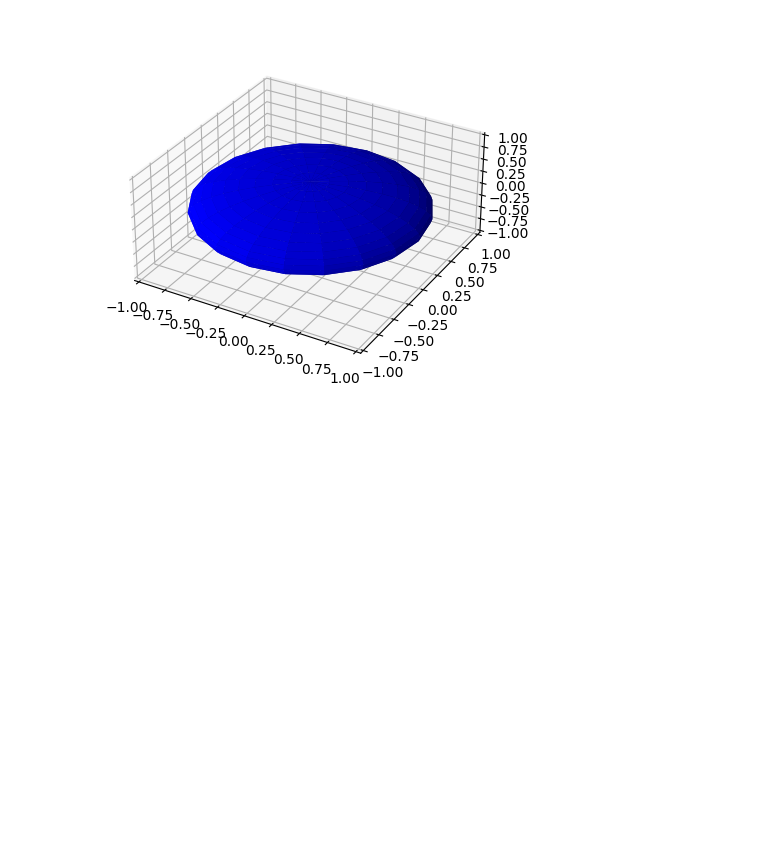
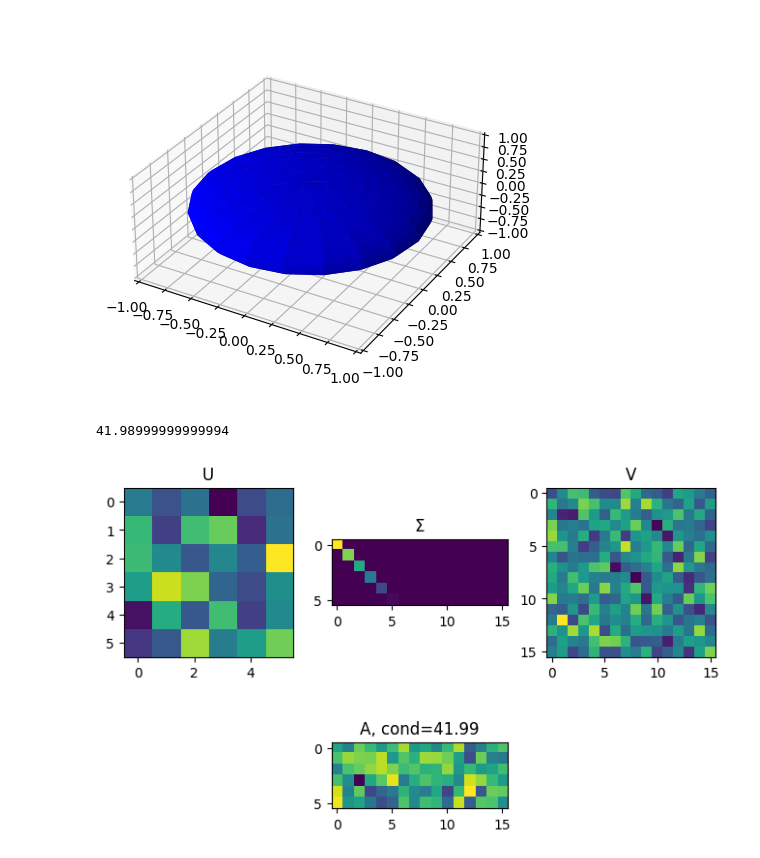
Before and after one commit to roykim0823/Python, a Jupyter notebook: linearAlgebra/mikexcohen/14_svd.ipynb, the cells around one changed output. Cells and saved outputs as stored; diff of their text form; code cells hidden in the pictures; blank space fills up the shorter version.

```diff
--- a/linearAlgebra/mikexcohen/14_svd.ipynb
+++ b/linearAlgebra/mikexcohen/14_svd.ipynb
@@ -519,3 +530,48 @@ ax.set_zlim3d(-1,1)
 plt.show()
 # %% [output]
 [figure]
+# %%
+# Code challenge: Create matrix with desired condition number
+m = 6
+n = 16
+condnum = 41.99
+
+# create singular vectors matrices
+U, junk = np.linalg.qr(np.random.randn(m, m))  # QR decomposition to get the orthogonal matrix
+V, junk = np.linalg.qr(np.random.randn(n, n))
+
+s = np.linspace(condnum, 1, np.min([m, n]))
+S = np.zeros((m, n))
+for i in range(len(s)):
+    S[i, i] = s[i]
+
+# create A
+A = U@S@V.T
+condnum = np.linalg.cond(A)
+print(condnum)
+# %% [output]
+41.98999999999994
+# %%
+# plotting
+
+fig = plt.subplots(1, figsize=(8, 5))
+
+plt.subplot(231)
+plt.imshow(U)
+plt.title('U')
+
+plt.subplot(232)
+plt.imshow(S)
+plt.title('$\Sigma$')
+
+plt.subplot(233)
+plt.imshow(V)
+plt.title('V')
+
+plt.subplot(235)
+plt.imshow(A)
+plt.title('A, cond=%g' % condnum)
+
+plt.show()
+# %% [output]
+[figure, added]
```
Also changed, not shown: parts of 16 cells of this notebook, 10 other files.
